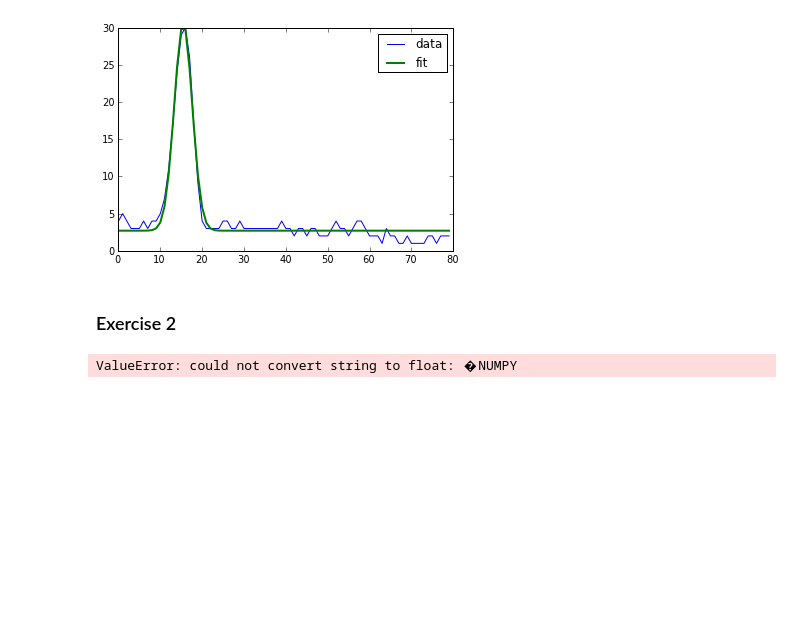
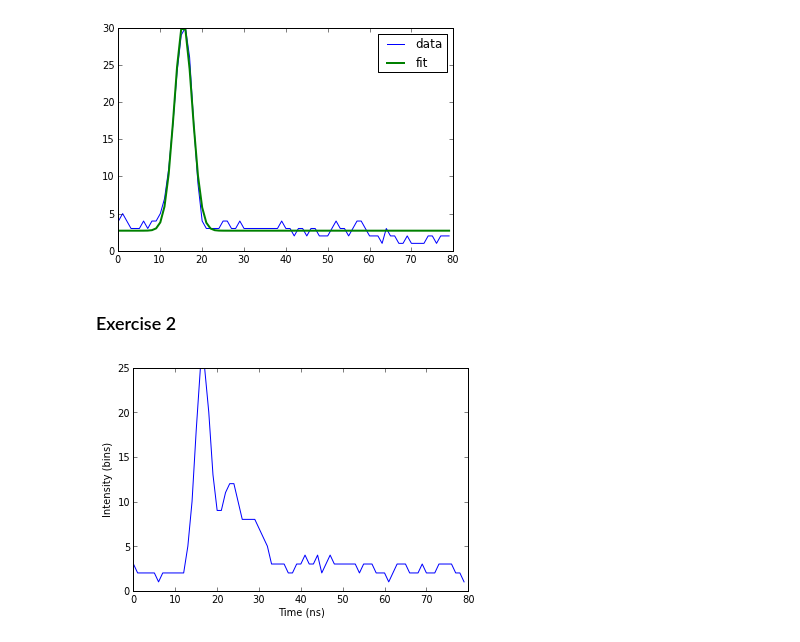
Before and after one commit to kayteewho/PHYS202-S13, a Jupyter notebook: Week10/Generic Curve Fitting.ipynb, the cells around one changed output. Cells and saved outputs as stored; diff of their text form; code cells hidden in the pictures; blank space fills up the shorter version.

```diff
--- a/Week10/Generic Curve Fitting.ipynb
+++ b/Week10/Generic Curve Fitting.ipynb
@@ -79,7 +79,12 @@ show()
 [figure]
 # %% [markdown]
 ### Exercise 2
-# %%
-loadtxt("waveform_2.npy", unpack =True)
-# %% [output]
-ValueError: could not convert string to float: �NUMPY
+# %%
+waveform_2 = load("waveform_2.npy");
+t=np.arange(len(waveform_2))
+plot(t,waveform_2)
+xlabel("Time (ns)")
+ylabel("Intensity (bins)")
+show()
+# %% [output]
+[figure, added]
```
Also changed, not shown: 1 other file.
